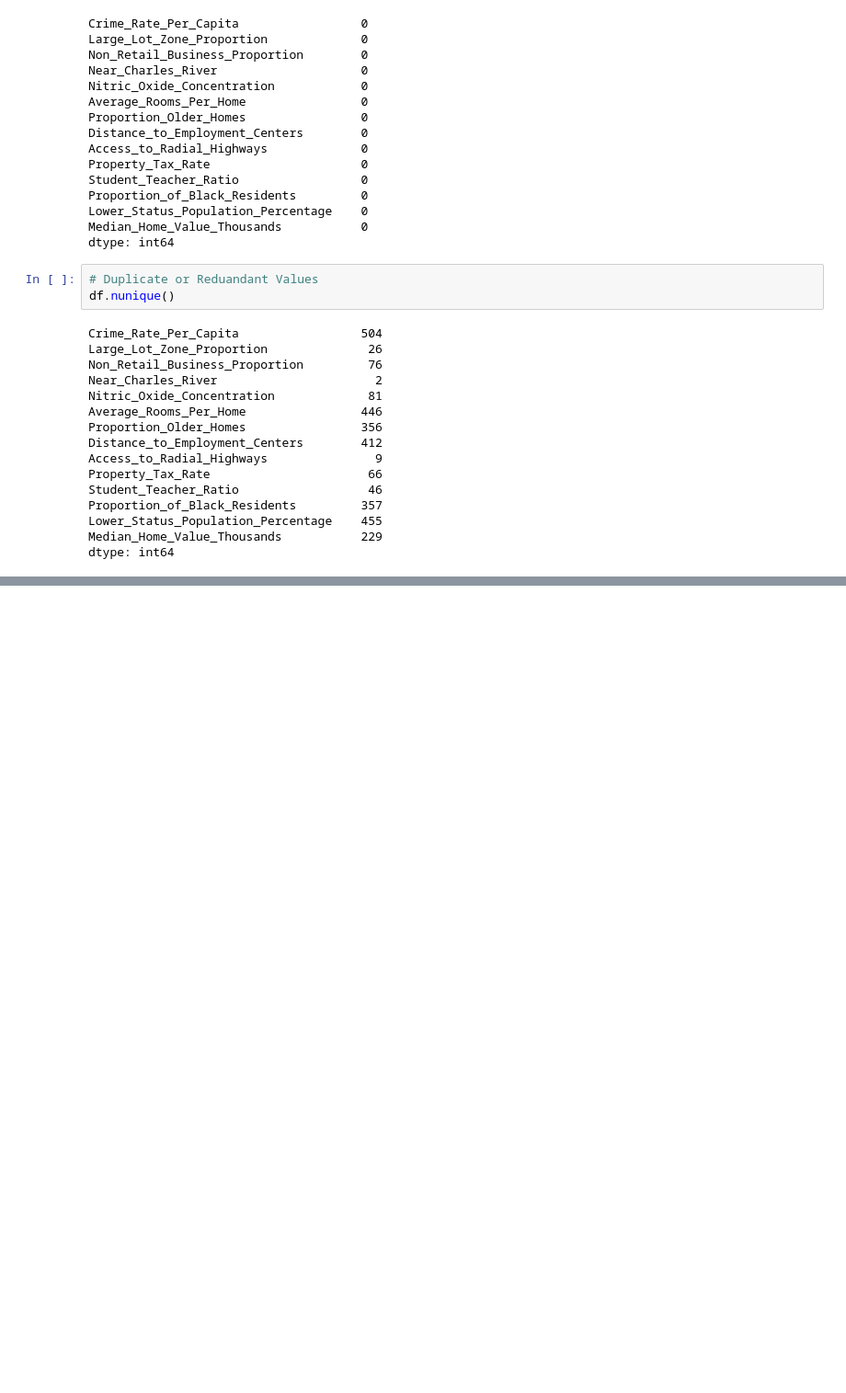
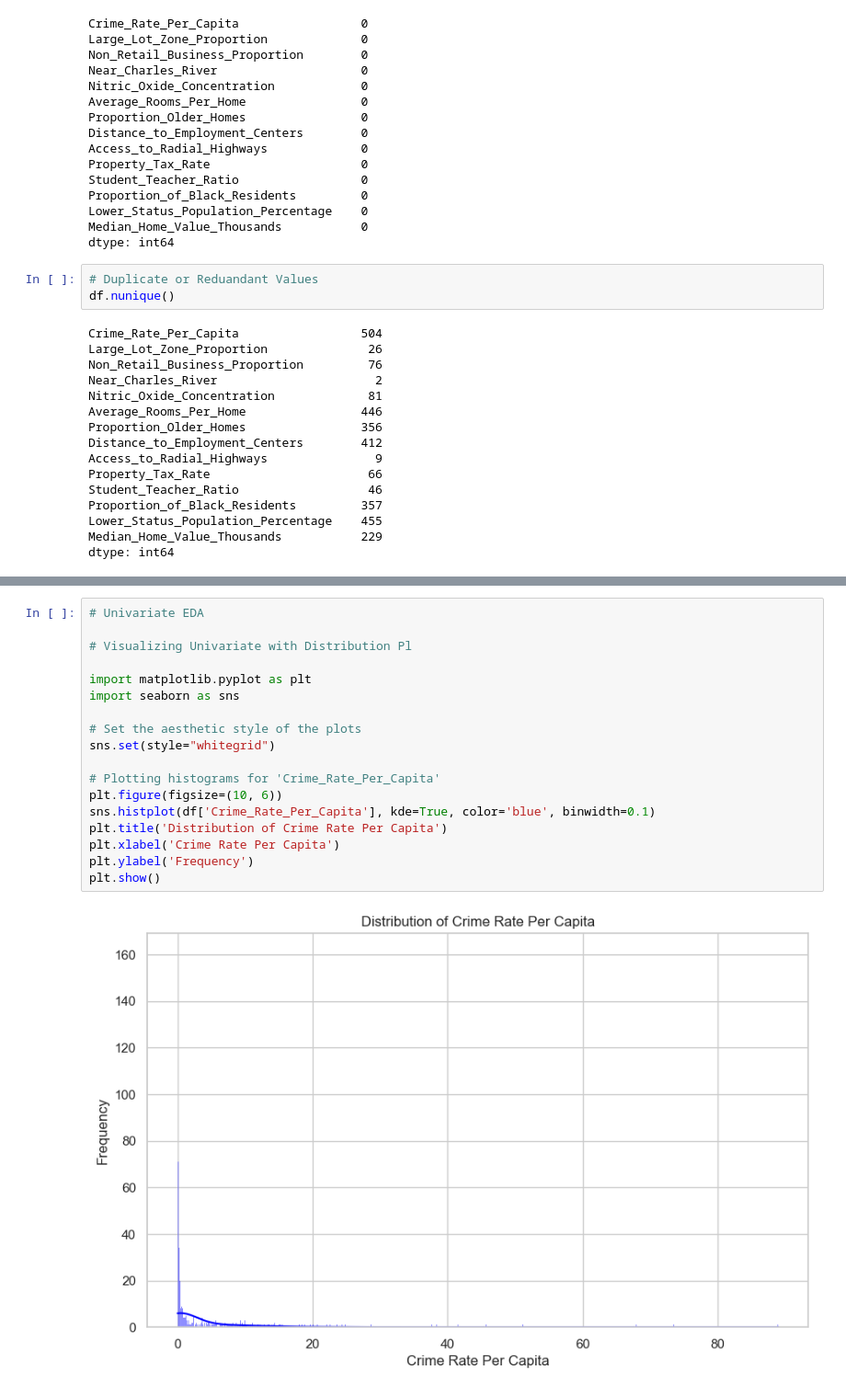
Before and after one commit to Sathvik-Chowdary-Veerapaneni/Boston_House_Pricing, a Jupyter notebook: code.ipynb, the cells around one changed output, grey strips where cells are left out. Shown at 92% size. Saved outputs shown, nothing was run; the diff lists cells and outputs as text; blank space fills up the shorter version.

```diff
--- a/code.ipynb
+++ b/code.ipynb
@@ -223,0 +229,20 @@ dtype: int64
+# %%
+# Univariate EDA
+
+# Visualizing Univariate with Distribution Pl
+
+import matplotlib.pyplot as plt
+import seaborn as sns
+
+# Set the aesthetic style of the plots
+sns.set(style="whitegrid")
+
+# Plotting histograms for 'Crime_Rate_Per_Capita'
+plt.figure(figsize=(10, 6))
+sns.histplot(df['Crime_Rate_Per_Capita'], kde=True, color='blue', binwidth=0.1)
+plt.title('Distribution of Crime Rate Per Capita')
+plt.xlabel('Crime Rate Per Capita')
+plt.ylabel('Frequency')
+plt.show()
+# %% [output]
+[figure, added]
```
Also changed, not shown: parts of 2 cells of this notebook.
